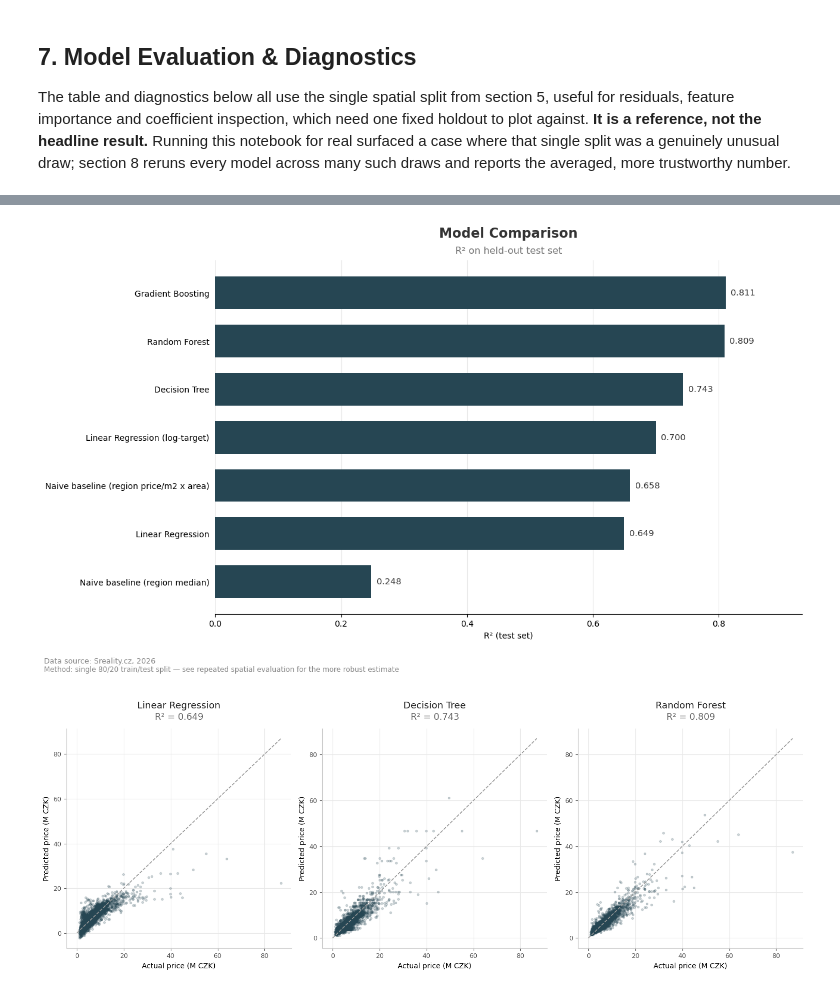
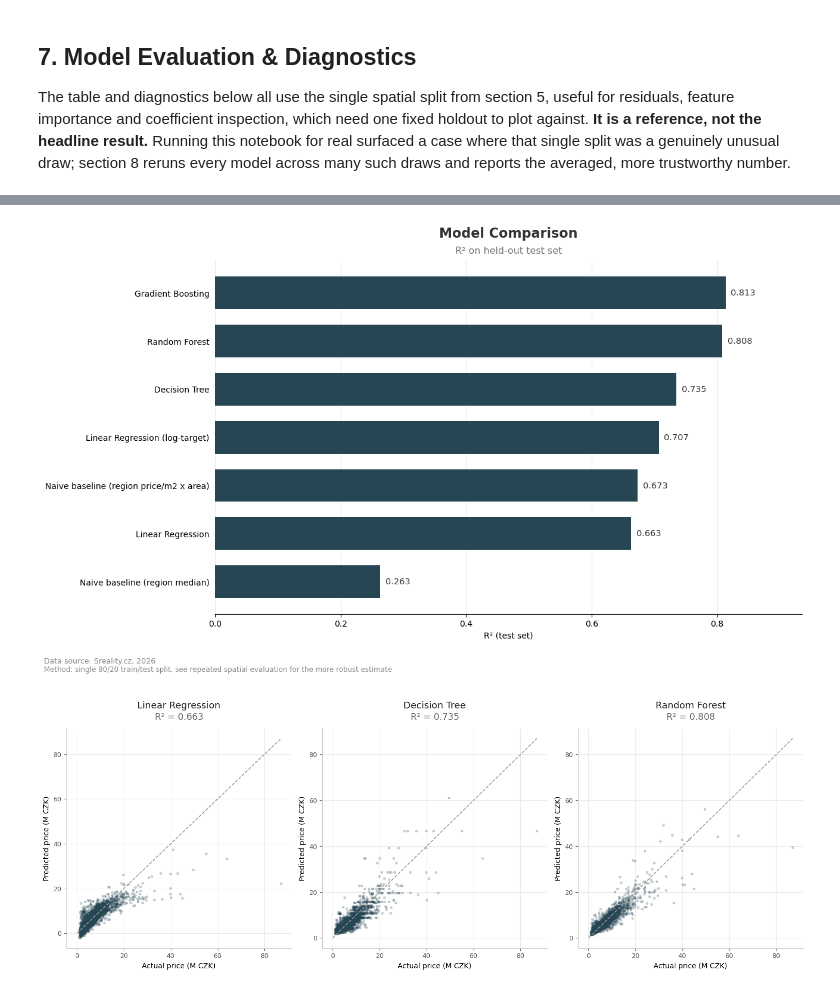
Before and after one commit to akorablov/house_price_prediction, a Jupyter notebook: house_price_cz.ipynb, the cells around one changed output, grey strips where cells are left out. Drawn from its saved outputs; the diff is of its cells as text; code cells hidden in the pictures.

Commit message:
fixed calculation of price

```diff
--- a/house_price_cz.ipynb
+++ b/house_price_cz.ipynb
@@ -75,6 +75,14 @@ df_raw['heating'] = (
     .str.strip()
 )
 
+# "anuita" (a type of mortgage-like debt) that is not included in the price. Added it to the price
+anuita_numeric = pd.to_numeric(
+    df_raw['anuita'].astype(str).str.replace(r'[^\d.,-]', '', regex=True).str.replace(',', '.'),
+    errors='coerce'
+).fillna(0)
+
+df_raw['price_czk'] = df_raw['price_czk'] + anuita_numeric
+
 df_raw = df_raw.drop(columns=[
     'stavba','locality','estate_id','title', 'historie',
     'premise','seller', 'price_per_m2', 'scraped_at', 'studna', 'anuita',
@@ -1493,35 +1501,35 @@ COLOR_SECONDARY = '#777777'
 COLOR_GRID = '#E8E8E8'
 
 plt.rcParams['font.family'] = 'DejaVu Sans'
 fig, ax = plt.subplots(figsize=(13, 8))
 fig.patch.set_facecolor('white')
 ax.set_facecolor('white')
 
 bars = ax.barh(order, data.values, height=0.68, color=COLOR_DEFAULT)
 
 for bar, val in zip(bars, data.values):
     ax.text(val + data.max()*0.01, bar.get_y() + bar.get_height() / 2,
             f'{val:.3f}', va='center', ha='left', fontsize=10.5, color=COLOR_TEXT)
 
 ax.set_axisbelow(True)
 ax.grid(axis='x', color=COLOR_GRID, linewidth=0.8, linestyle='-')
 ax.set_title('Model Comparison', fontsize=16, fontweight='bold', color=COLOR_TEXT, loc='center', pad=28)
 subtitle = 'R² on held-out test set'
 ax.text(0.5, 1.015, subtitle, transform=ax.transAxes, fontsize=11.5, color=COLOR_SECONDARY, ha='center', va='bottom')
 
 ax.set_xlabel('R² (test set)')
 for spine in ['top', 'right', 'left']:
     ax.spines[spine].set_visible(False)
 ax.tick_params(left=False, labelsize=10)
 ax.set_xlim(0, data.max() * 1.15)
 
 fig.text(0.01, 0.025, 'Data source: Sreality.cz, 2026', fontsize=9, color='#888888')
-fig.text(0.01, 0.008, 'Method: single 80/20 train/test split — see repeated spatial evaluation for the more robust estimate', fontsize=8.5, color='#888888')
+fig.text(0.01, 0.008, 'Method: single 80/20 train/test split, see repeated spatial evaluation for the more robust estimate', fontsize=8.5, color='#888888')
 
 plt.tight_layout(rect=[0, 0.055, 1, 0.96])
 plt.show()
 # %% [output]
-[figure, old version]
+[figure, new version]
 # %%
 fig, axes = plt.subplots(1, 3, figsize=(15, 5.5))
 
```
Also changed, not shown: parts of 27 cells of this notebook, 14 other files.
